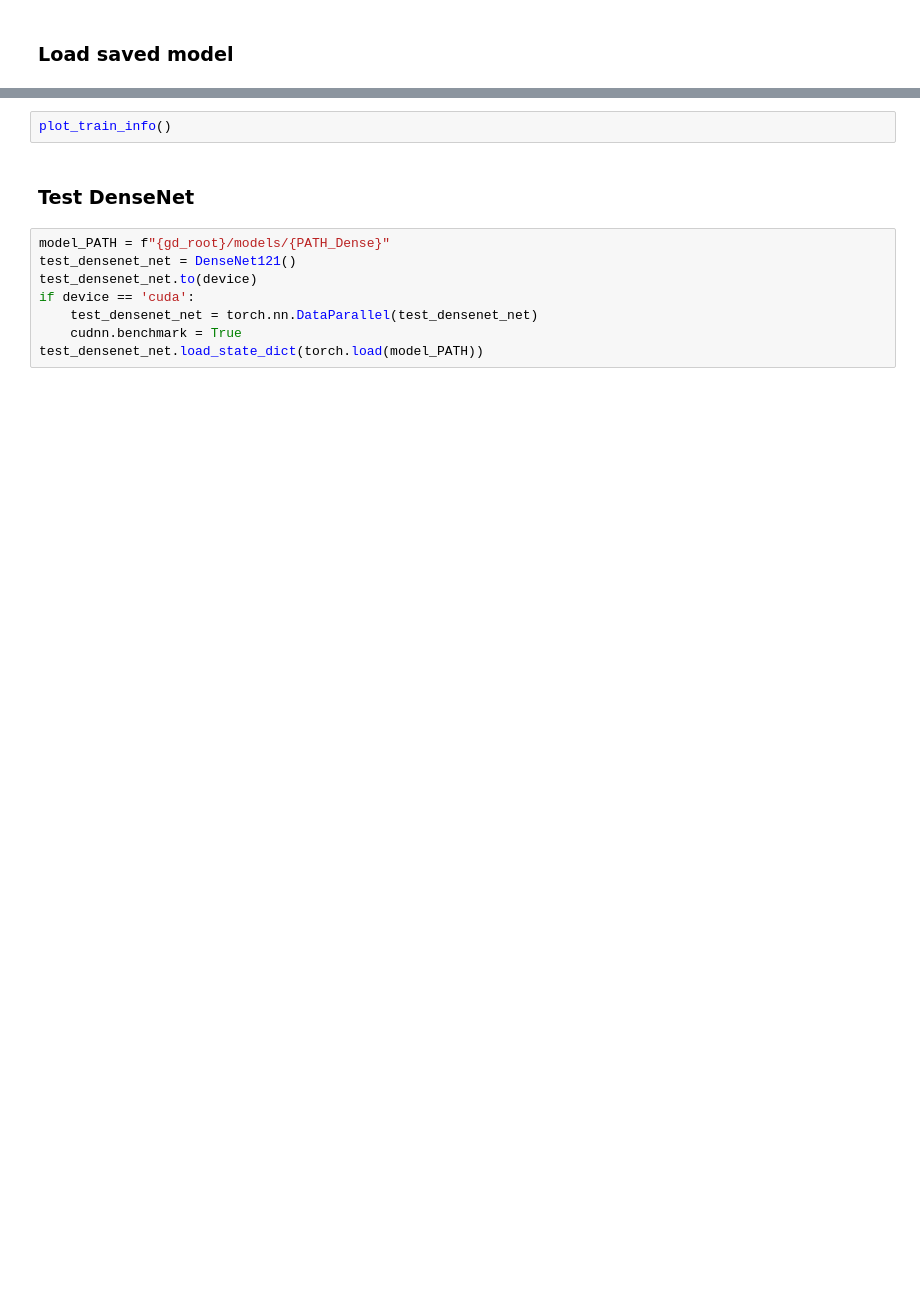
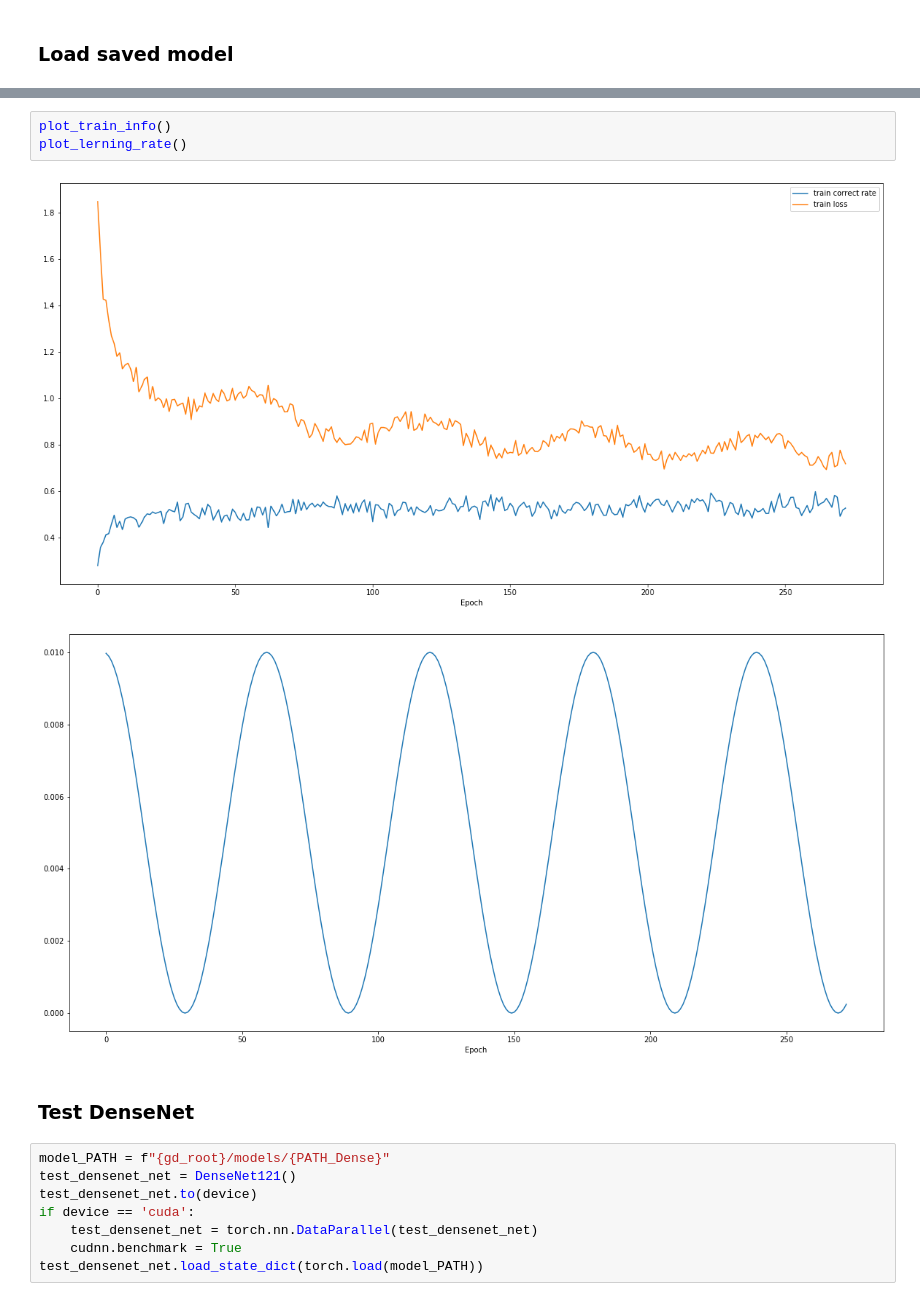
Before and after one commit to BigtoC/CS4487-JPYNBs, a Jupyter notebook: Project/Project-Image-classification.ipynb, the cells around one changed output, grey strips where cells are left out. Cells and saved outputs as stored; diff of their text form; blank space fills up the shorter version.

```diff
--- a/Project/Project-Image-classification.ipynb
+++ b/Project/Project-Image-classification.ipynb
@@ -564,5 +566,9 @@ Progress:  98% |####################### | Elapsed Time: 0:00:45 ETA:   0:00:00
 # %%
 plot_train_info()
+plot_lerning_rate()
+# %% [output]
+[figure, added]
+[figure, added]
 # %% [markdown]
 ### Test DenseNet
 # %%
```
Also changed, not shown: parts of 10 cells of this notebook.
